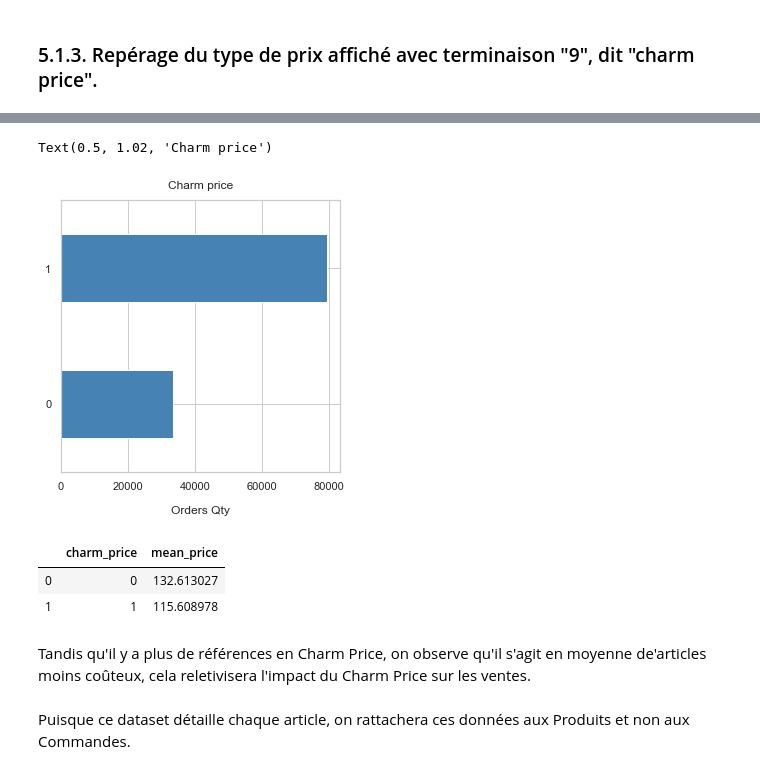
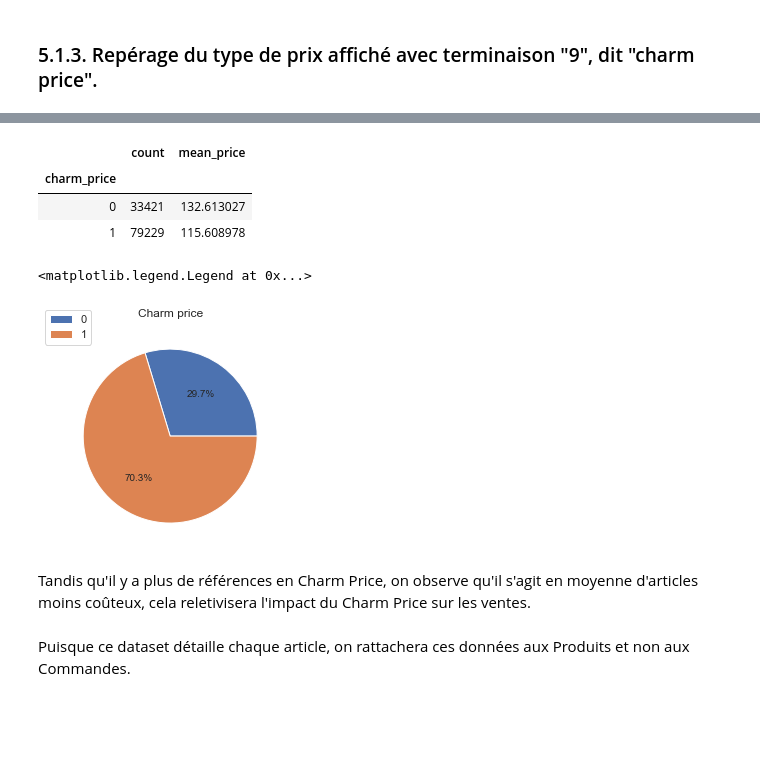
Before and after one commit to EtienneLardeur/P5_CustomerSegmentation, a Jupyter notebook: POlist_01_NotebookEDA_uncleaned.ipynb, the cells around one changed output, grey strips where cells are left out. Saved outputs shown, nothing was run; the diff lists cells and outputs as text; code cells hidden in the pictures; blank space fills up the shorter version.

```diff
--- a/POlist_01_NotebookEDA_uncleaned.ipynb
+++ b/POlist_01_NotebookEDA_uncleaned.ipynb
@@ -31,6 +34,7 @@ En termes de cardinalités :
 
 Hors schéma, il reste une association simple des product_category_name en anglais qu'on exploitera pour une meilleure lisibilité.
 # %%
+%matplotlib inline
 # importer les packages
 # common
 import warnings
@@ -45,8 +49,12 @@ from sklearn.decomposition import PCA
 # specific
 from datetime import datetime
 import time
+# home made
+import functions
+from functions import distribution
 # paramètres
 sns.set(style="ticks")
+sns.set_style('whitegrid')
 # %%
 # créer les dataframes correspondants aux données
 df_customers = pd.read_csv('Data/olist_customers_dataset.csv')
@@ -995,32 +1004,30 @@ df_items = df_items.drop(
 df_items = df_items.rename(columns={
     'freight_value': 'product_freight',
     'price': 'product_price'})
+# %%
+# prix moyens avec ou sans Charm price
+df_price_charm = df_items.groupby(
+    'charm_price',
+    as_index=False).agg({'product_id': ['count'],
+                         'product_price': ['mean']})
+df_price_charm.columns = ['charm_price',
+                          'count',
+                          'mean_price']
+df_price_charm.set_index('charm_price')
+# %% [output]
+|  | count | mean_price |
+| charm_price |  |  |
+| 0 | 33421 | 132.613027 |
+| 1 | 79229 | 115.608978 |
 # %%
 # observer la répartition du charm pricing à travers les produits
-df_items['charm_price'].value_counts().plot(
-    kind='barh',
-    color='steelblue',
-    figsize=(5, 5)).invert_yaxis()
-plt.xlabel('Orders Qty', labelpad=14)
 plt.title('Charm price', y=1.02)
+plt.pie(df_price_charm['count'], autopct='%1.1f%%')
+plt.legend(df_price_charm.index, loc='center left', bbox_to_anchor=(-0.1, 1.))
 # %% [output]
-Text(0.5, 1.02, 'Charm price')
+<matplotlib.legend.Legend at 0x...>
-[figure, old version]
+[figure, new version]
-# %%
-# prix moyens avec ou sans Charm price
-df_price_charm = df_items.groupby(
-    'charm_price',
-    as_index=False).agg({'product_price': ['mean']})
-df_price_charm.columns = ['charm_price',
-                          'mean_price']
-df_price_charm = df_price_charm.sort_values(by=['mean_price'],
-                                            ascending=False)
-df_price_charm
-# %% [output]
-|  | charm_price | mean_price |
-| 0 | 0 | 132.613027 |
-| 1 | 1 | 115.608978 |
 # %% [markdown]
-Tandis qu'il y a plus de références en Charm Price, on observe qu'il s'agit en moyenne de'articles moins coûteux, cela reletivisera l'impact du Charm Price sur les ventes.
+Tandis qu'il y a plus de références en Charm Price, on observe qu'il s'agit en moyenne d'articles moins coûteux, cela reletivisera l'impact du Charm Price sur les ventes.
 # %%
 # dériver un feature purement catégoriel pour le Charm Price
```
Also changed, not shown: parts of 256 cells of this notebook, 2 other files.
